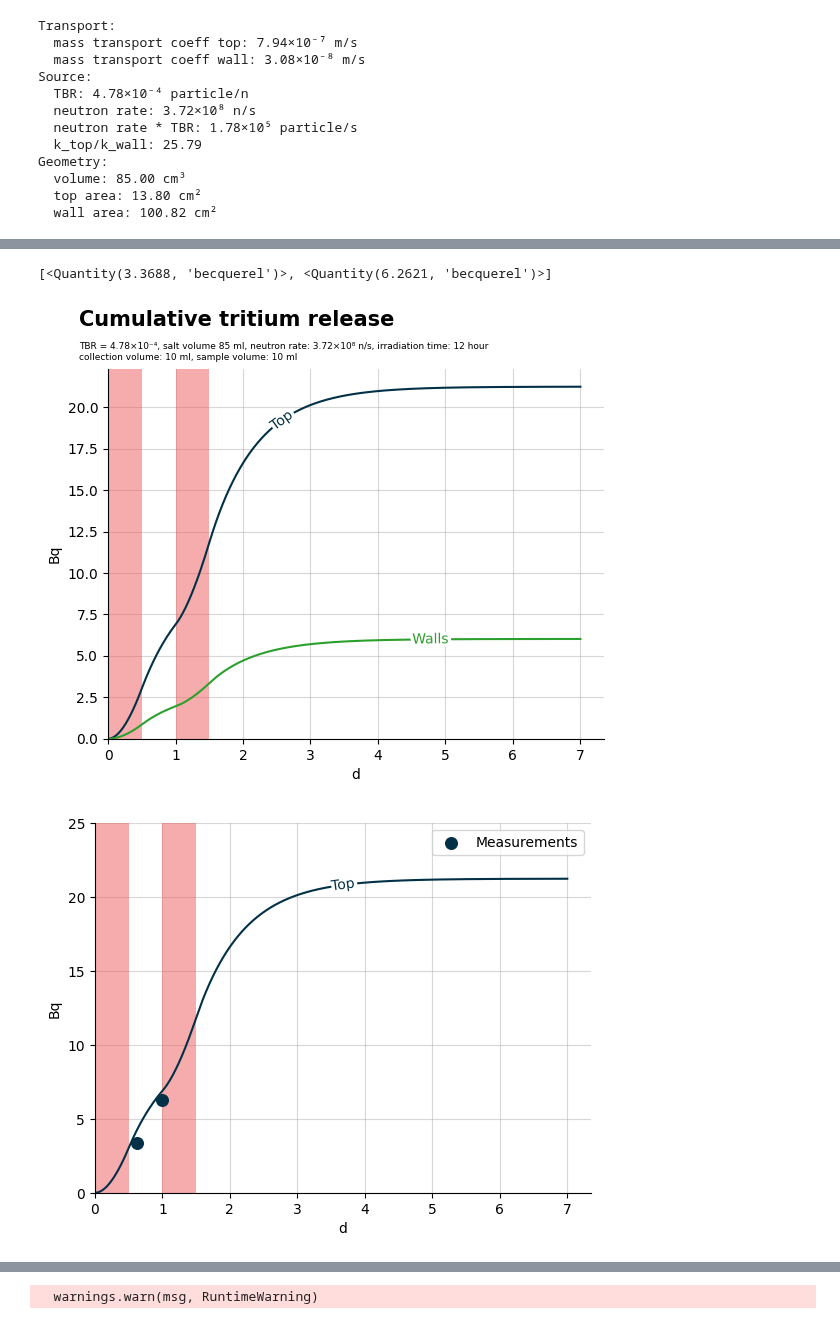
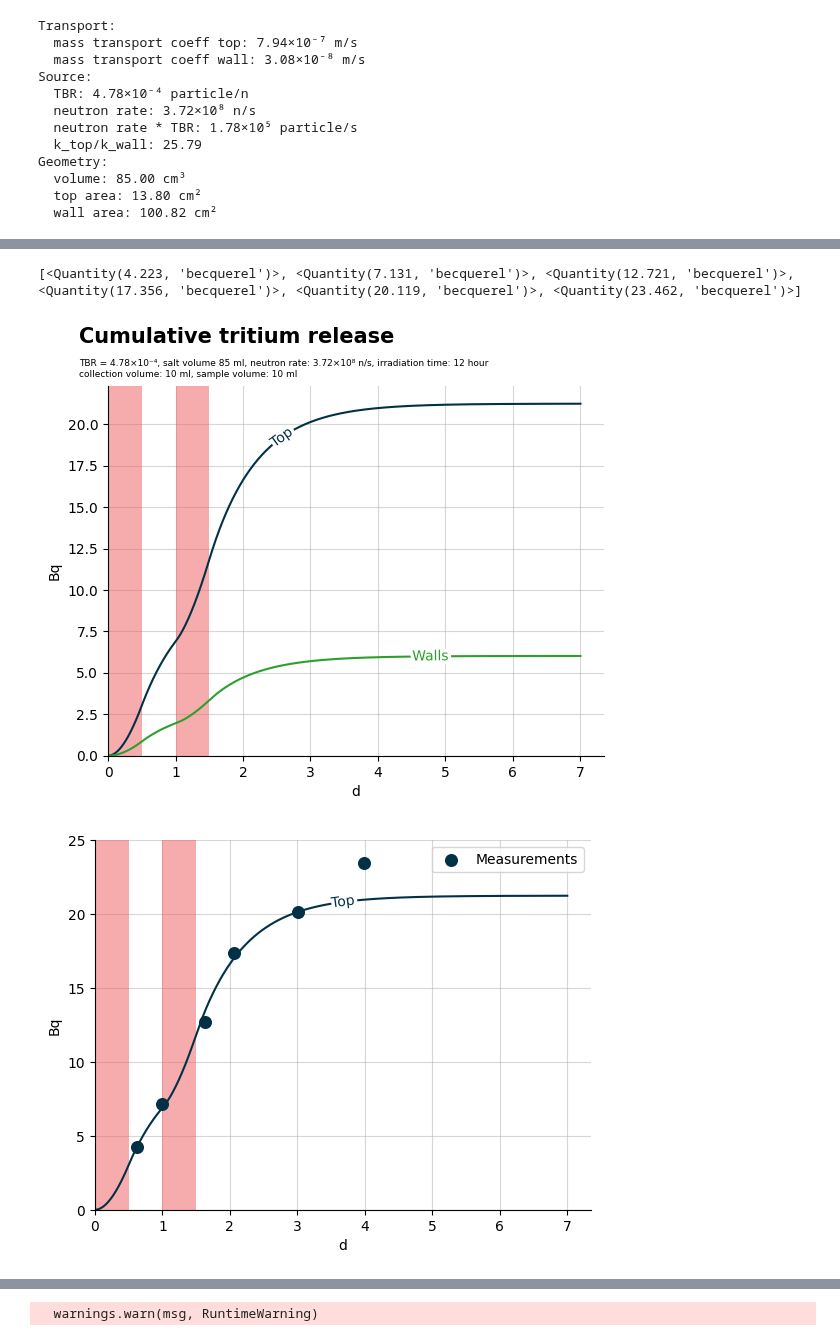
Before and after one commit to LIBRA-project/BABY-100-mL-runs, a Jupyter notebook: baby_run_6.ipynb, the cells around one changed output, grey strips where cells are left out. Saved outputs shown, nothing was run; the diff lists cells and outputs as text; code cells hidden in the pictures.

```diff
--- a/baby_run_6.ipynb
+++ b/baby_run_6.ipynb
@@ -200,47 +200,47 @@ plot_model(
     walls=False,
     detection_limit=None,
     linelabel=True,
 )
 sample_1 = vial_611 + vial_612 + vial_613 + vial_614
 sample_2 = vial_621 + vial_622 + vial_623 + vial_624
-# sample_3 = vial_531 + vial_532 + vial_533 + vial_534
-# sample_4 = vial_541 + vial_542 + vial_543 + vial_544
-# sample_5 = vial_551 + vial_552 + vial_553 + vial_554
-# sample_6 = vial_561 + vial_562 + vial_563 + vial_564
-# sample_7 = vial_571 + vial_572 + vial_573 + vial_574
+sample_3 = vial_631 + vial_632 + vial_633 + vial_634
+sample_4 = vial_641 + vial_642 + vial_643 + vial_644
+sample_5 = vial_651 + vial_652 + vial_653 + vial_654
+sample_6 = vial_661 + vial_662 + vial_663 + vial_664
+# sample_7 = vial_671 + vial_672 + vial_673 + vial_674
 
 cumulative_1 = sample_1
 cumulative_2 = sample_1 + sample_2
-# cumulative_3 = sample_1 + sample_2 + sample_3
-# cumulative_4 = sample_1 + sample_2 + sample_3 + sample_4
-# cumulative_5 = sample_1 + sample_2 + sample_3 + sample_4 + sample_5
-# cumulative_6 = (
-#     sample_1 + sample_2 + sample_3 + sample_4 + sample_5 + sample_6
-# )
+cumulative_3 = sample_1 + sample_2 + sample_3
+cumulative_4 = sample_1 + sample_2 + sample_3 + sample_4
+cumulative_5 = sample_1 + sample_2 + sample_3 + sample_4 + sample_5
+cumulative_6 = (
+    sample_1 + sample_2 + sample_3 + sample_4 + sample_5 + sample_6
+)
 # cumulative_7 = (
 #     sample_1 + sample_2 + sample_3 + sample_4 + sample_5 + sample_6 + sample_7
 # )
 
 # cumulative_values = [cumulative_1, cumulative_2, cumulative_3, cumulative_4, cumulative_5, cumulative_6, cumulative_7]
-cumulative_values = [cumulative_1, cumulative_2]
+cumulative_values = [cumulative_1, cumulative_2, cumulative_3, cumulative_4, cumulative_5, cumulative_6]
 print(cumulative_values)
 s = plt.scatter(
     replacement_times,
     cumulative_values,
     s=70,
     label="Measurements",
     color="#023047"
 )
 plt.legend(handles=[s])
 # plt.gcf().text(0.08, 0.97, "Cumulative tritium release", weight="bold", fontsize=15)
 plt.gca().set_axisbelow(True)
 plt.ylim(top=25 * ureg.Bq)
 plt.savefig("baby_run_5/cumulative_tritium_release.svg")
 plt.savefig("baby_run_5/cumulative_tritium_release.pdf")
 # %% [output]
-[<Quantity(3.3688, 'becquerel')>, <Quantity(6.2621, 'becquerel')>]
+[<Quantity(4.223, 'becquerel')>, <Quantity(7.131, 'becquerel')>, <Quantity(12.721, 'becquerel')>, <Quantity(17.356, 'becquerel')>, <Quantity(20.119, 'becquerel')>, <Quantity(23.462, 'becquerel')>]
 [figure]
-[figure, old version]
+[figure, new version]
 # %%
 plt.figure()
 
```
Also changed, not shown: parts of 8 cells of this notebook, 2 other files.
